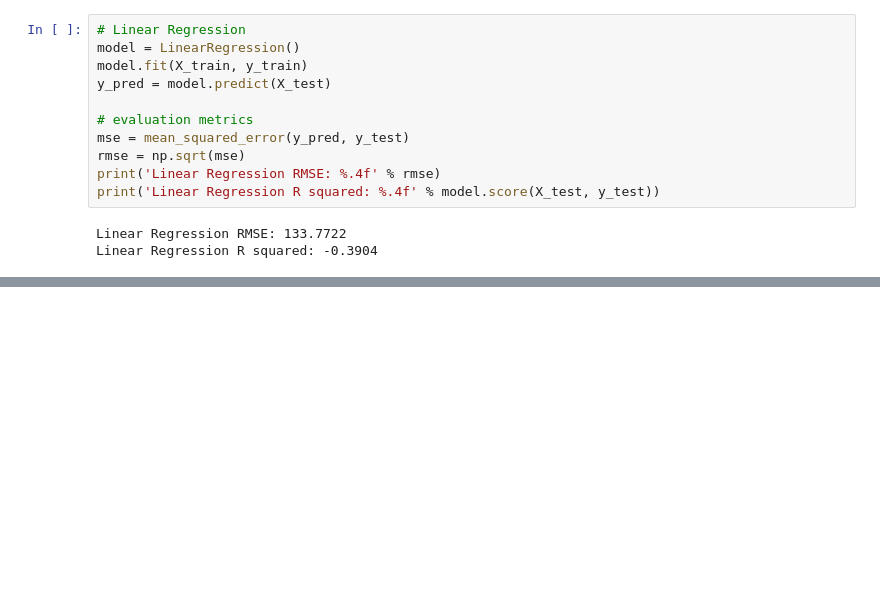
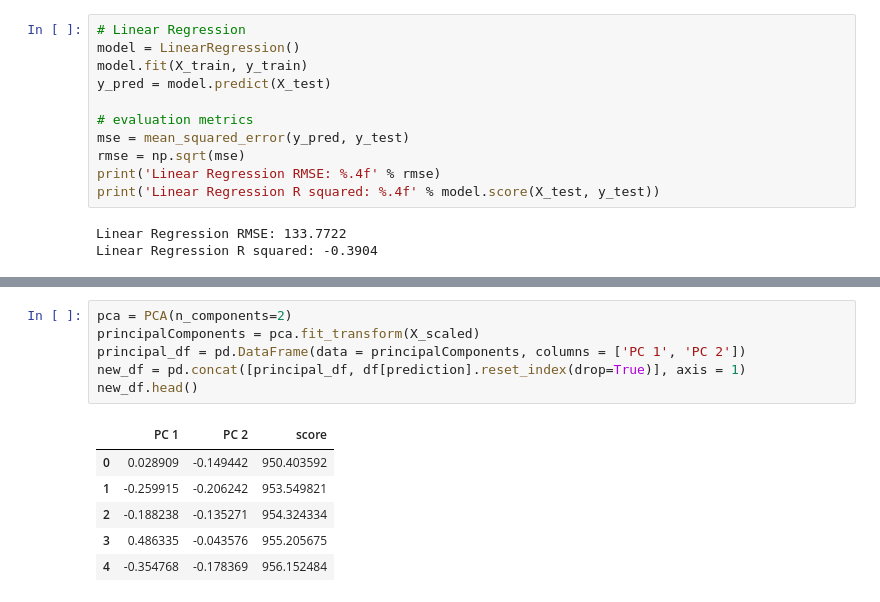
Before and after one commit to swapsha96/socis, a Jupyter notebook: Playing with Sunspotter Dataset.ipynb, the cells around one changed output, grey strips where cells are left out. Saved outputs shown, nothing was run; the diff lists cells and outputs as text; blank space fills up the shorter version.

```diff
--- a/Playing with Sunspotter Dataset.ipynb
+++ b/Playing with Sunspotter Dataset.ipynb
@@ -131,0 +216,13 @@ Linear Regression R squared: 0.8668
+# %%
+pca = PCA(n_components=2)
+principalComponents = pca.fit_transform(X_scaled)
+principal_df = pd.DataFrame(data = principalComponents, columns = ['PC 1', 'PC 2'])
+new_df = pd.concat([principal_df, df[prediction].reset_index(drop=True)], axis = 1)
+new_df.head()
+# %% [output]
+|  | PC 1 | PC 2 | score |
+| 0 | 0.028909 | -0.149442 | 950.403592 |
+| 1 | -0.259915 | -0.206242 | 953.549821 |
+| 2 | -0.188238 | -0.135271 | 954.324334 |
+| 3 | 0.486335 | -0.043576 | 955.205675 |
+| 4 | -0.354768 | -0.178369 | 956.152484 |
```
Also changed, not shown: parts of 13 cells of this notebook.
